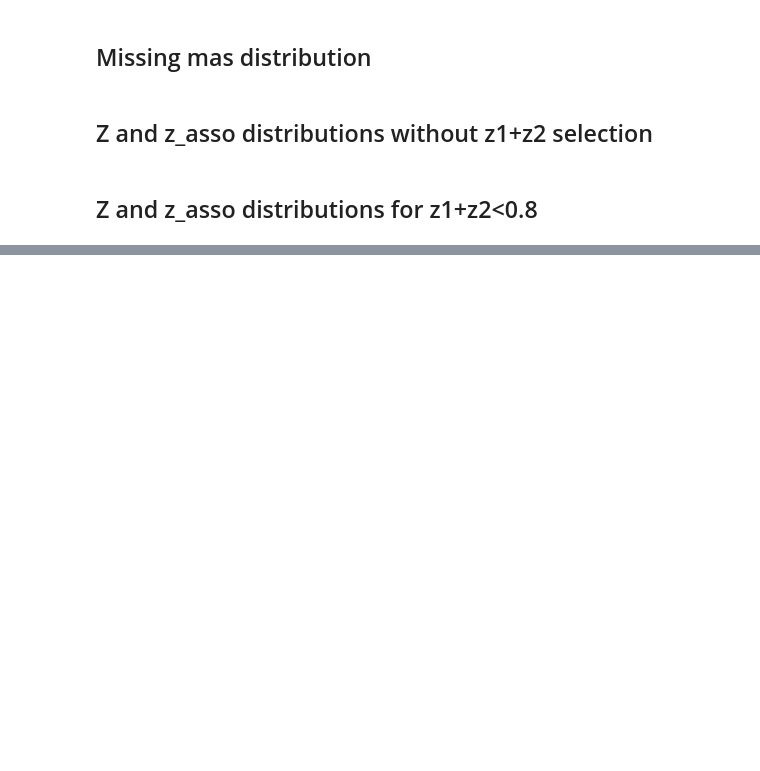
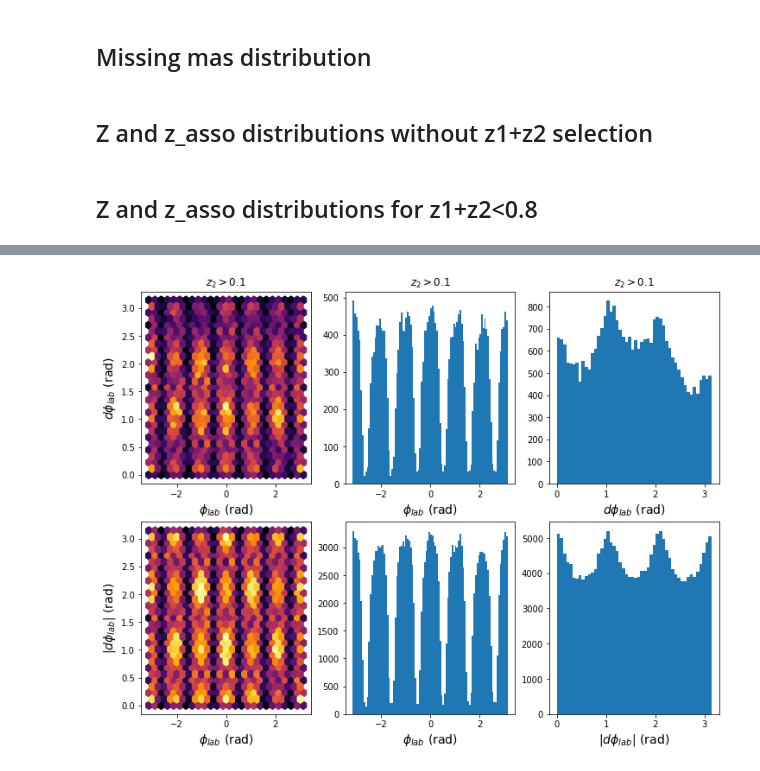
Before and after one commit to miguelignacio/eg2dihadron, a Jupyter notebook: GeneralDistributions.ipynb, the cells around one changed output, grey strips where cells are left out. Cells and saved outputs as stored; diff of their text form; code cells hidden in the pictures; blank space fills up the shorter version.

```diff
--- a/GeneralDistributions.ipynb
+++ b/GeneralDistributions.ipynb
@@ -133,7 +149,0 @@ D
-# %%
-for key in ['Pb_mix','C_mix','Fe_mix','D_mix']:
-    print key
-    df[key] = applyCuts(df[key])
-    #printMeans(df[key])
-    print key
-    print '--------------'
@@ -426,0 +495,4 @@ plt.savefig('Zdistributions_cut.png')
+# %%
+plotacceptance(df['Pb'].query('z_asso>0.1'),df['Pb_mix'].query('z_asso>0.1'),title='$z_2 >0.1$')
+# %% [output]
+[figure, added]
```
Also changed, not shown: parts of 18 cells of this notebook, 2 other files.
